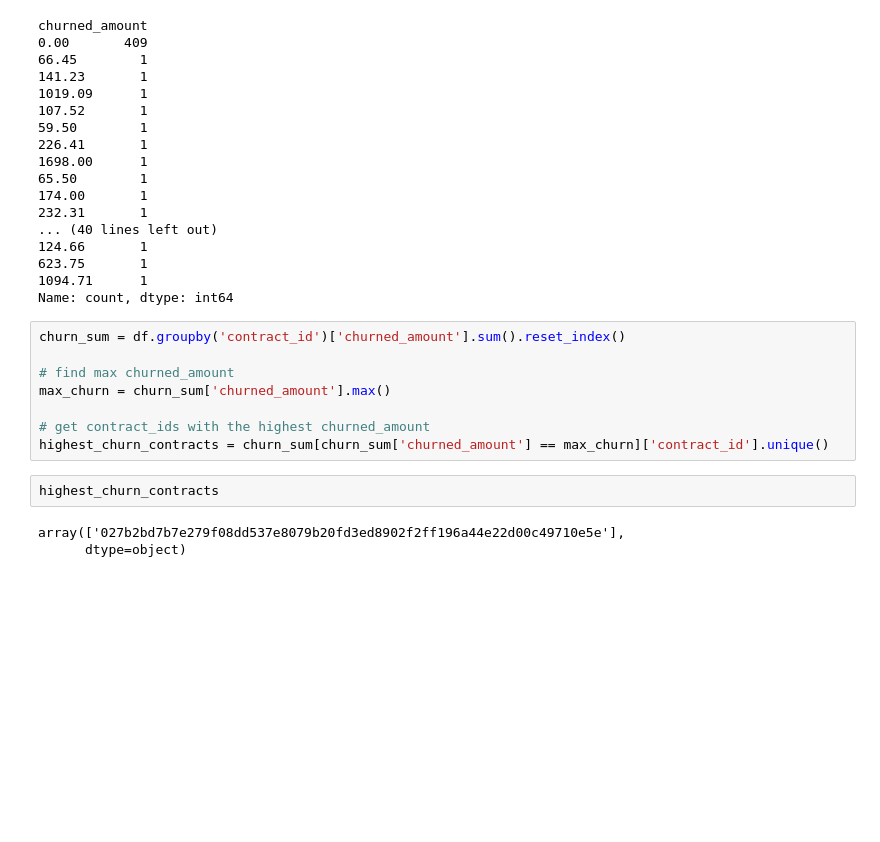
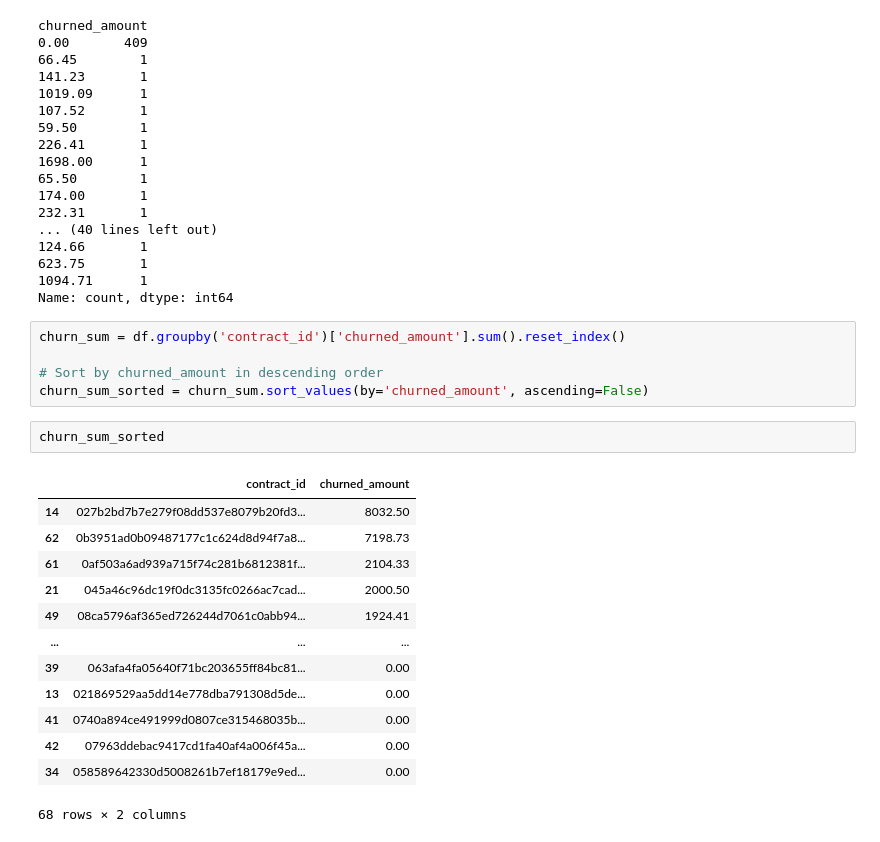
Before and after one commit to CMaxK/recap-data-challenge, a Jupyter notebook: notebooks/recap_data_challenge.ipynb, the cells around one changed output. Cells and saved outputs as stored; diff of their text form; blank space fills up the shorter version.

```diff
--- a/notebooks/recap_data_challenge.ipynb
+++ b/notebooks/recap_data_challenge.ipynb
@@ -202,13 +204,21 @@ Name: count, dtype: int64
 # %%
 churn_sum = df.groupby('contract_id')['churned_amount'].sum().reset_index()
 
-# find max churned_amount
-max_churn = churn_sum['churned_amount'].max()
-
-# get contract_ids with the highest churned_amount
-highest_churn_contracts = churn_sum[churn_sum['churned_amount'] == max_churn]['contract_id'].unique()
+# Sort by churned_amount in descending order
+churn_sum_sorted = churn_sum.sort_values(by='churned_amount', ascending=False)
 # %%
-highest_churn_contracts
+churn_sum_sorted
 # %% [output]
+|  | contract_id | churned_amount |
+| 14 | 027b2bd7b7e279f08dd537e8079b20fd3... | 8032.50 |
+| 62 | 0b3951ad0b09487177c1c624d8d94f7a8... | 7198.73 |
+| 61 | 0af503a6ad939a715f74c281b6812381f... | 2104.33 |
+| 21 | 045a46c96dc19f0dc3135fc0266ac7cad... | 2000.50 |
+| 49 | 08ca5796af365ed726244d7061c0abb94... | 1924.41 |
+| ... | ... | ... |
+| 39 | 063afa4fa05640f71bc203655ff84bc81... | 0.00 |
+| 13 | 021869529aa5dd14e778dba791308d5de... | 0.00 |
+| 41 | 0740a894ce491999d0807ce315468035b... | 0.00 |
+| 42 | 07963ddebac9417cd1fa40af4a006f45a... | 0.00 |
+| 34 | 058589642330d5008261b7ef18179e9ed... | 0.00 |
-array(['027b2bd7b7e279f08dd537e8079b20fd3ed8902f2ff196a44e22d00c49710e5e'],
-      dtype=object)
+68 rows × 2 columns
```
Also changed, not shown: parts of 2 cells of this notebook.
